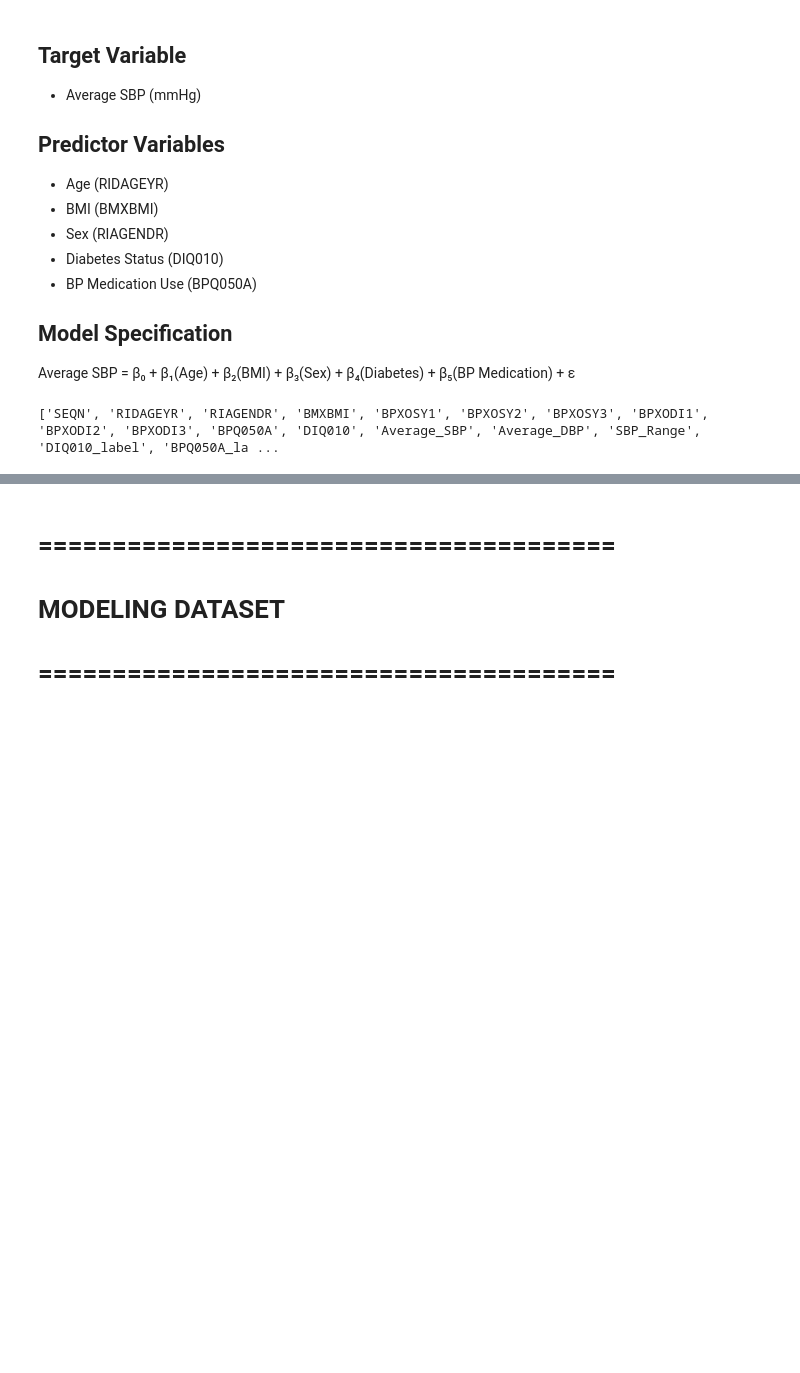
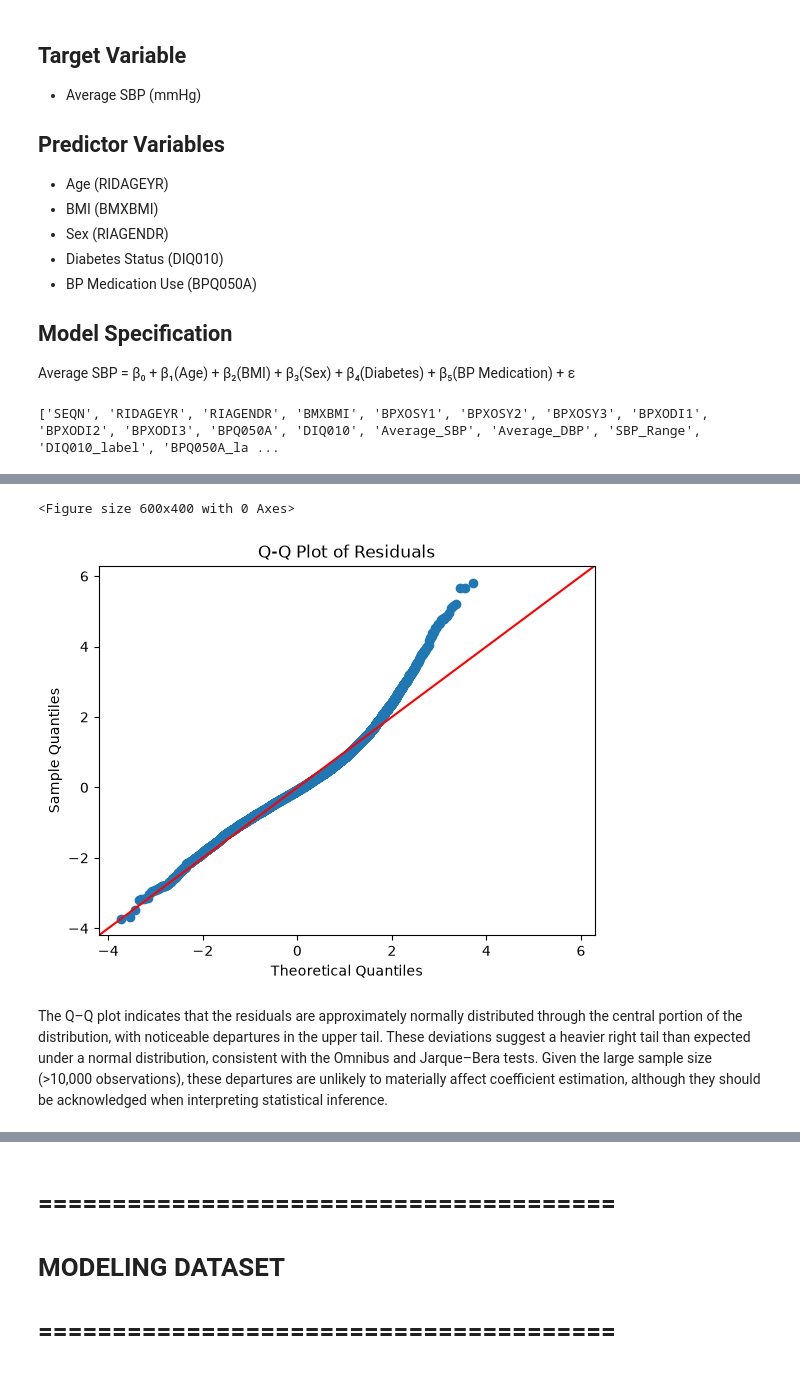
Before and after one commit to kmnguyen37/Intelligent-Blood-Presure-Risk-Assessment, a Jupyter notebook: notebook/01-project-notebook.ipynb, the cells around one changed output, grey strips where cells are left out. Cells and saved outputs as stored; diff of their text form; code cells hidden in the pictures; blank space fills up the shorter version.

```diff
--- a/notebook/01-project-notebook.ipynb
+++ b/notebook/01-project-notebook.ipynb
@@ -1667,0 +1776,22 @@ strong multicollinearity problems or that the design matrix is singular.
+# %%
+## QQ plot for residuals of Model 1 in Standarized Residuals using statsmodels
+
+import statsmodels.api as sm
+import matplotlib.pyplot as plt
+
+plt.figure(figsize=(6, 4))
+
+sm.qqplot(
+    baseline_model1.resid,
+    line="45",
+    fit=True
+)
+
+plt.title("Q-Q Plot of Residuals")
+
+plt.show()
+# %% [output]
+<Figure size 600x400 with 0 Axes>
+[figure, added]
+# %% [markdown]
+The Q–Q plot indicates that the residuals are approximately normally distributed through the central portion of the distribution, with noticeable departures in the upper tail. These deviations suggest a heavier right tail than expected under a normal distribution, consistent with the Omnibus and Jarque–Bera tests. Given the large sample size (>10,000 observations), these departures are unlikely to materially affect coefficient estimation, although they should be acknowledged when interpreting statistical inference.
```
Also changed, not shown: parts of 22 cells of this notebook, 1 other file.
